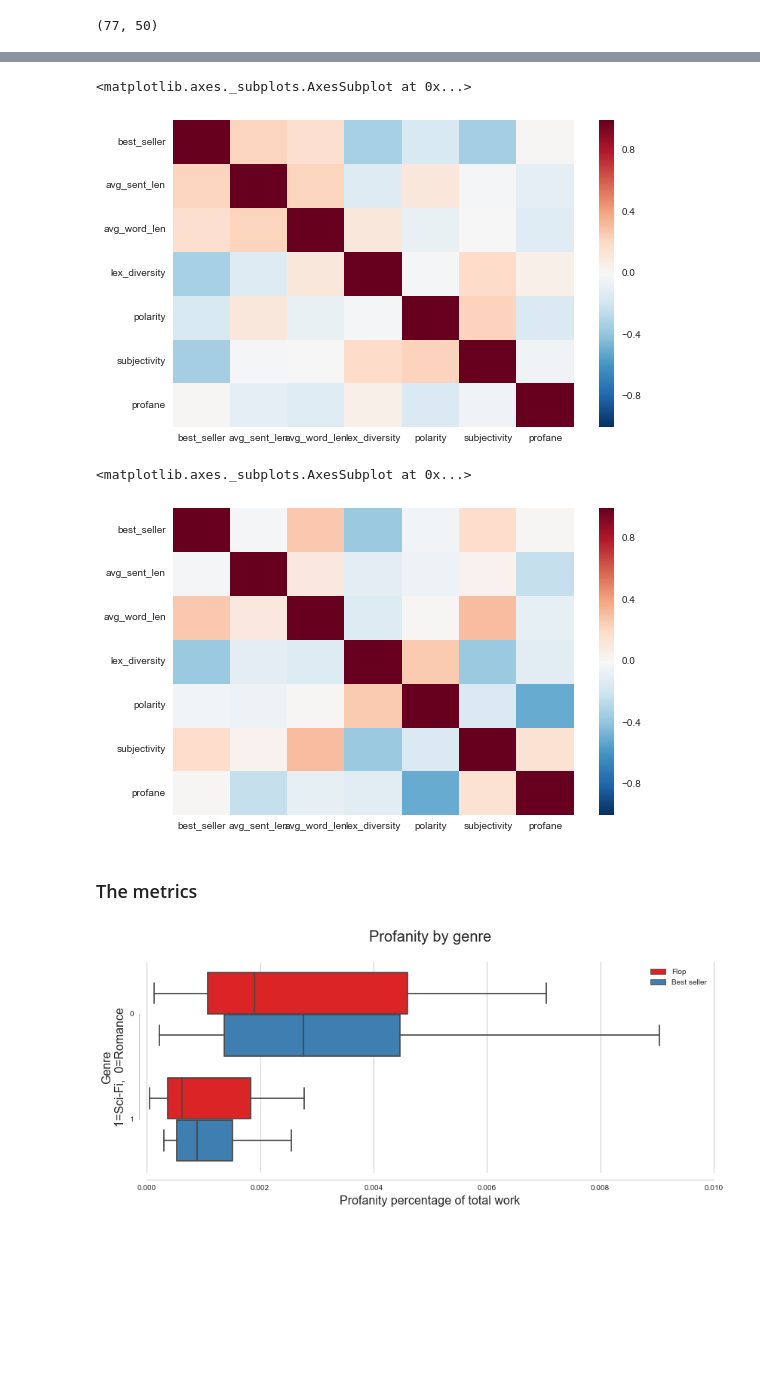
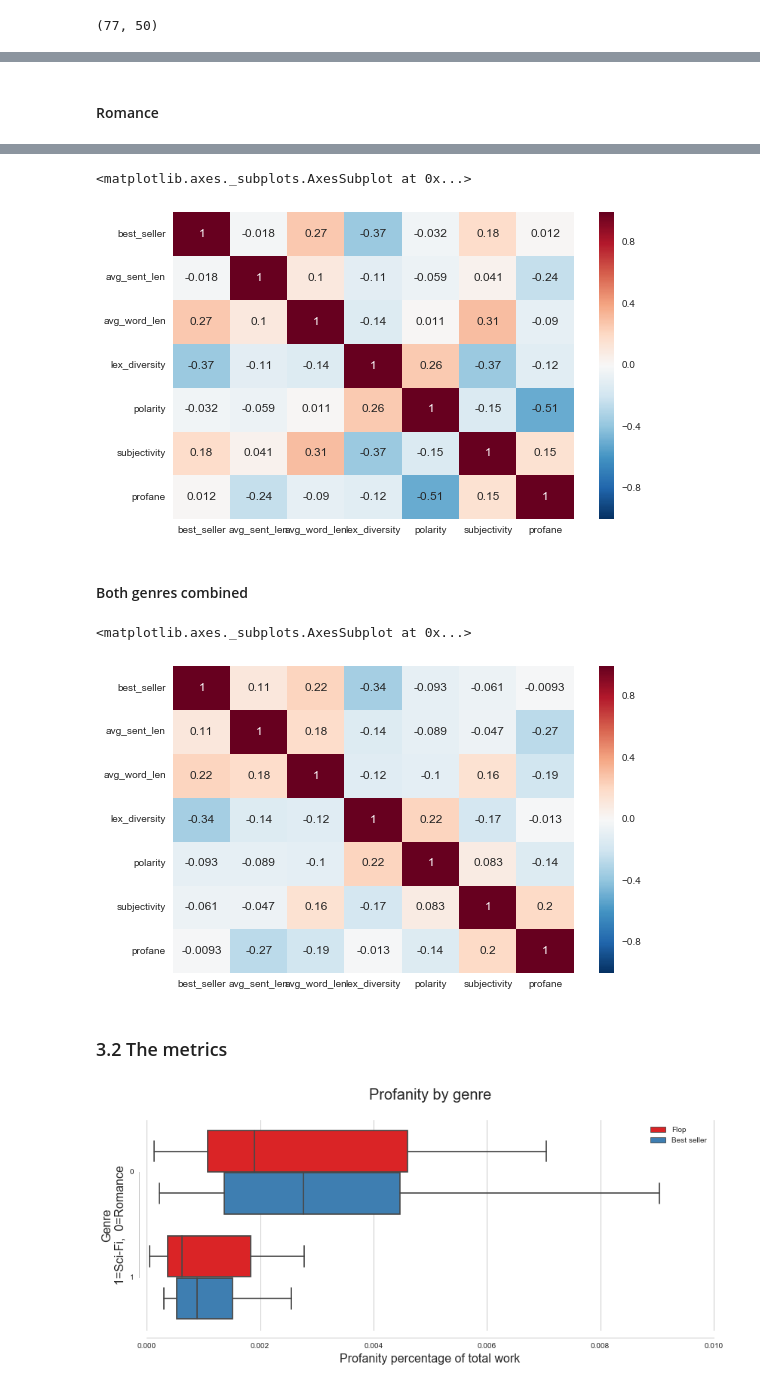
Before and after one commit to bishopkd/DSI-SF2-bishopkd, a Jupyter notebook: projects/capstone/reports/EDA.ipynb, the cells around one changed output, grey strips where cells are left out. Drawn from its saved outputs; the diff is of its cells as text; code cells hidden in the pictures; blank space fills up the shorter version.

```diff
--- a/projects/capstone/reports/EDA.ipynb
+++ b/projects/capstone/reports/EDA.ipynb
@@ -83,3 +93,5 @@ sf[['best_seller','avg_sent_len','avg_word_len','lex_diversity','polarity','subj
+# %% [markdown]
+#### Romance
 # %%
 rm[['best_seller','avg_sent_len','avg_word_len','lex_diversity','polarity','subjectivity','profane']].corr()
 # %% [output]
@@ -92,17 +104,19 @@ rm[['best_seller','avg_sent_len','avg_word_len','lex_diversity','polarity','subj
 | subjectivity | 0.183337 | 0.041212 | 0.306577 | -0.374381 | -0.146386 | 1.000000 | 0.154842 |
 | profane | 0.011984 | -0.238654 | -0.089993 | -0.116054 | -0.507220 | 0.154842 | 1.000000 |
 # %%
-sns.heatmap(sf[['best_seller','avg_sent_len','avg_word_len','lex_diversity','polarity','subjectivity','profane']].corr())
+sns.heatmap(rm[['best_seller','avg_sent_len','avg_word_len','lex_diversity','polarity','subjectivity','profane']].corr(),annot=True)
 # %% [output]
 <matplotlib.axes._subplots.AxesSubplot at 0x...>
-[figure, old version]
+[figure, new version]
+# %% [markdown]
+#### Both genres combined
 # %%
-sns.heatmap(rm[['best_seller','avg_sent_len','avg_word_len','lex_diversity','polarity','subjectivity','profane']].corr())
+sns.heatmap(df[['best_seller','avg_sent_len','avg_word_len','lex_diversity','polarity','subjectivity','profane']].corr(),annot=True)
 # %% [output]
 <matplotlib.axes._subplots.AxesSubplot at 0x...>
-[figure, old version]
+[figure, new version]
 # %% [markdown]
-### The metrics
+### 3.2 The metrics
 # %%
 fig = plt.figure(figsize=(12,5))
 sns.set_style("whitegrid")
```
Also changed, not shown: parts of 10 cells of this notebook, 4 other files.
